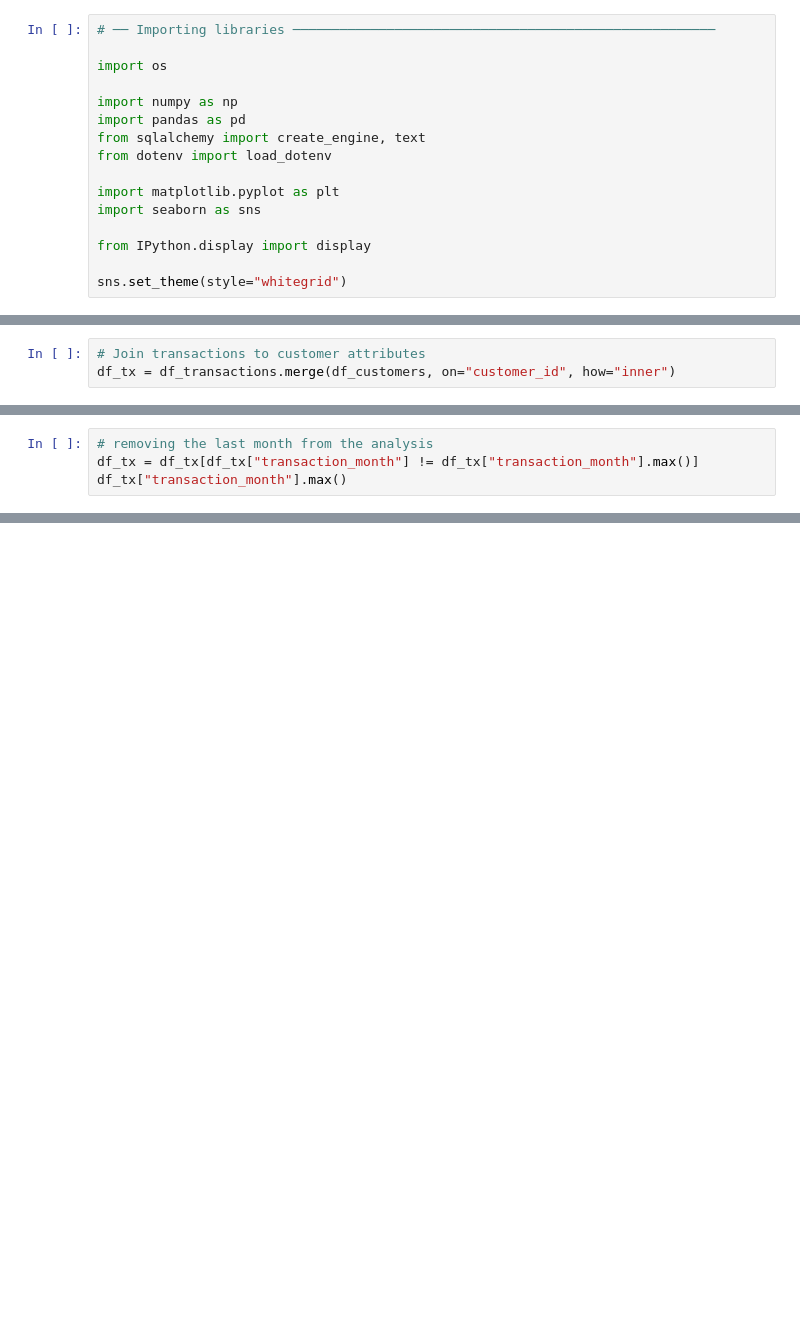
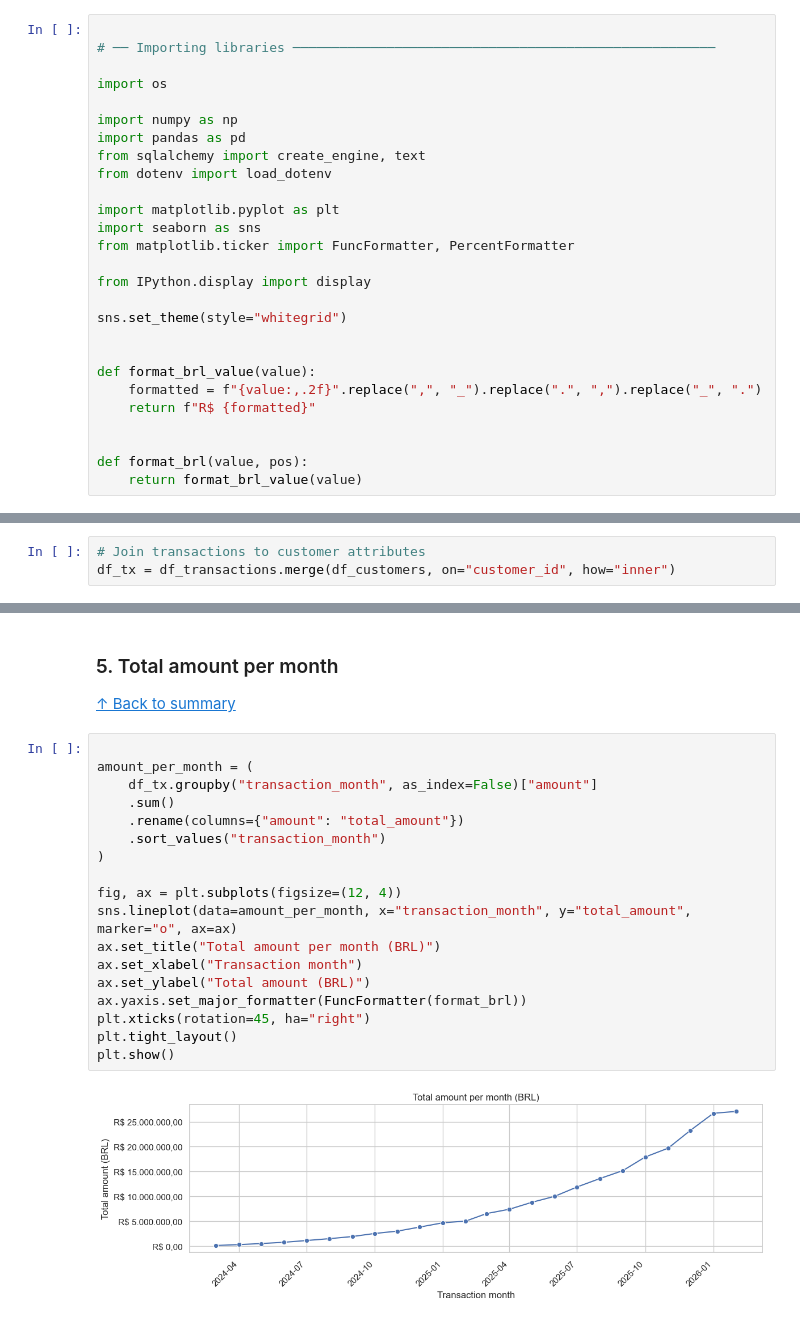
Before and after one commit to pauloabcalcada/fintech-ai-segmentation, a Jupyter notebook: notebooks/2.Transactions_EDA_monthly_aggregates.ipynb, the cells around one changed output, grey strips where cells are left out. Saved outputs shown, nothing was run; the diff lists cells and outputs as text; blank space fills up the shorter version.

```diff
--- a/notebooks/2.Transactions_EDA_monthly_aggregates.ipynb
+++ b/notebooks/2.Transactions_EDA_monthly_aggregates.ipynb
@@ -49,4 +57,5 @@
 # %%
+
 # ── Importing libraries ──────────────────────────────────────────────────────
 
 import os
@@ -58,7 +67,17 @@ from dotenv import load_dotenv
 
 import matplotlib.pyplot as plt
 import seaborn as sns
+from matplotlib.ticker import FuncFormatter, PercentFormatter
 
 from IPython.display import display
 
 sns.set_theme(style="whitegrid")
+
+
+def format_brl_value(value):
+    formatted = f"{value:,.2f}".replace(",", "_").replace(".", ",").replace("_", ".")
+    return f"R$ {formatted}"
+
+
+def format_brl(value, pos):
+    return format_brl_value(value)
@@ -207,4 +288,0 @@ As shown in the chart above, the number of transactions has been increasing over
-# %%
-# removing the last month from the analysis
-df_tx = df_tx[df_tx["transaction_month"] != df_tx["transaction_month"].max()]
-df_tx["transaction_month"].max()
@@ -250,0 +291,27 @@ display(channel_mix)
+# %% [markdown]
+
+<a id="Total-amount-per-month"></a>
+
+### 5. Total amount per month
+
+[↑ Back to summary](#summary)
+# %%
+
+amount_per_month = (
+    df_tx.groupby("transaction_month", as_index=False)["amount"]
+    .sum()
+    .rename(columns={"amount": "total_amount"})
+    .sort_values("transaction_month")
+)
+
+fig, ax = plt.subplots(figsize=(12, 4))
+sns.lineplot(data=amount_per_month, x="transaction_month", y="total_amount", marker="o", ax=ax)
+ax.set_title("Total amount per month (BRL)")
+ax.set_xlabel("Transaction month")
+ax.set_ylabel("Total amount (BRL)")
+ax.yaxis.set_major_formatter(FuncFormatter(format_brl))
+plt.xticks(rotation=45, ha="right")
+plt.tight_layout()
+plt.show()
+# %% [output]
+[figure, added]
```
Also changed, not shown: parts of 43 cells of this notebook, 1 other file.
